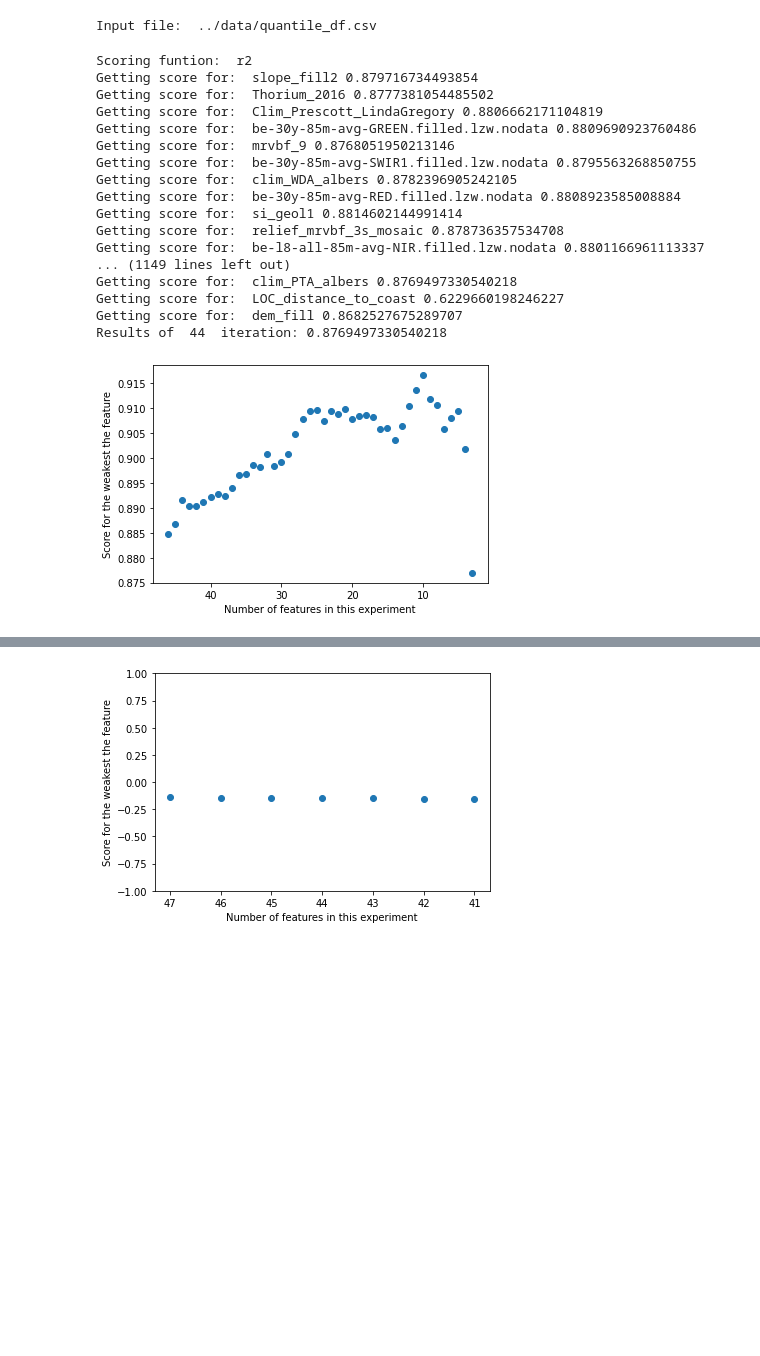
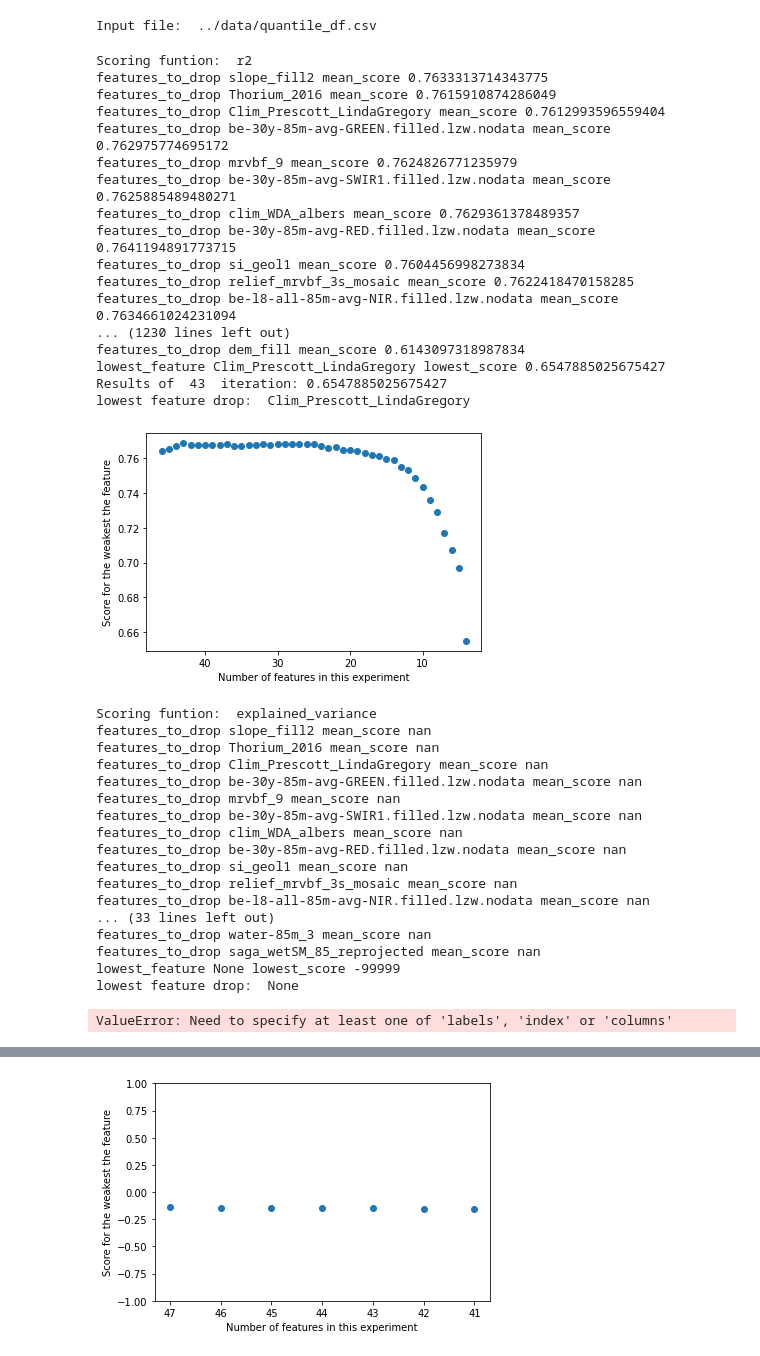
Before and after one commit to sheecegardezi/uncoverml, a Jupyter notebook: notebook/Feature_Ranking.ipynb, the cells around one changed output, grey strips where cells are left out. Saved outputs shown, nothing was run; the diff lists cells and outputs as text; code cells hidden in the pictures; blank space fills up the shorter version.

```diff
--- a/notebook/Feature_Ranking.ipynb
+++ b/notebook/Feature_Ranking.ipynb
@@ -123,7 +179,3 @@ df = pd.read_csv(input_file).astype('float32')
 df = df[~df.isin([np.nan, np.inf, -np.inf,-9999.0]).any(1)]
 # %% [output]
 Input file:  ../data/quantile_df.csv
-# %%
-dff = df[:2000]
-y = dff['target']
-X = dff.drop("target",axis=1)
@@ -130,46 +184,65 @@ X = dff.drop("target",axis=1)
 # %%
-min_features_required=2
+min_features_required=3
 model=XGBRegressor(objective='reg:squarederror', tree_method='gpu_hist', gpu_id=0, n_jobs=-1)
 n_splits=3
-
-scorings = ["r2"]
+scorings = ["r2", "max_error", "neg_mean_absolute_error", "neg_mean_squared_error", "neg_root_mean_squared_error", "neg_mean_squared_log_error", "neg_median_absolute_error", "neg_mean_poisson_deviance", "neg_mean_gamma_deviance", "neg_mean_absolute_percentage_error"]
 
 for scoring in scorings:
+    y = df['target']
+    X = df.drop("target",axis=1)
     print("Scoring funtion: ",scoring)
     results = feature_ranking_elimination(X,y, min_features_required, scoring, model, n_splits)
 
-    output_file_name = str(input_file.stem)+"_scorings"+"_1feb.pkl"
+    output_file_name = str(input_file.stem)+"_"+scoring+"_1feb.pkl"
     file = open(output_file_name, 'wb')
     pickle.dump(results, file)
     file.close()
 
 
     plot_1_data = []
     for exp_no in results.keys():
             plot_1_data.append((exp_no,results[exp_no]["lowest_score"]))
 
     plt.scatter(*zip(*plot_1_data))
     plt.gca().invert_xaxis()
     # plt.ylim(0,0.5)
     plt.xlabel("Number of features in this experiment")
     plt.ylabel("Score for the weakest the feature")
     plt.show()
 # %% [output]
 Scoring funtion:  r2
-Getting score for:  slope_fill2 0.879716734493854
-Getting score for:  Thorium_2016 0.8777381054485502
-Getting score for:  Clim_Prescott_LindaGregory 0.8806662171104819
-Getting score for:  be-30y-85m-avg-GREEN.filled.lzw.nodata 0.8809690923760486
-Getting score for:  mrvbf_9 0.8768051950213146
-Getting score for:  be-30y-85m-avg-SWIR1.filled.lzw.nodata 0.8795563268850755
-Getting score for:  clim_WDA_albers 0.8782396905242105
-Getting score for:  be-30y-85m-avg-RED.filled.lzw.nodata 0.8808923585008884
-Getting score for:  si_geol1 0.8814602144991414
-Getting score for:  relief_mrvbf_3s_mosaic 0.878736357534708
-Getting score for:  be-l8-all-85m-avg-NIR.filled.lzw.nodata 0.8801166961113337
-... (1149 lines left out)
-Getting score for:  clim_PTA_albers 0.8769497330540218
-Getting score for:  LOC_distance_to_coast 0.6229660198246227
-Getting score for:  dem_fill 0.8682527675289707
-Results of  44  iteration: 0.8769497330540218
+features_to_drop slope_fill2 mean_score 0.7633313714343775
+features_to_drop Thorium_2016 mean_score 0.7615910874286049
+features_to_drop Clim_Prescott_LindaGregory mean_score 0.7612993596559404
+features_to_drop be-30y-85m-avg-GREEN.filled.lzw.nodata mean_score 0.762975774695172
+features_to_drop mrvbf_9 mean_score 0.7624826771235979
+features_to_drop be-30y-85m-avg-SWIR1.filled.lzw.nodata mean_score 0.7625885489480271
+features_to_drop clim_WDA_albers mean_score 0.7629361378489357
+features_to_drop be-30y-85m-avg-RED.filled.lzw.nodata mean_score 0.7641194891773715
+features_to_drop si_geol1 mean_score 0.7604456998273834
+features_to_drop relief_mrvbf_3s_mosaic mean_score 0.7622418470158285
+features_to_drop be-l8-all-85m-avg-NIR.filled.lzw.nodata mean_score 0.7634661024231094
+... (1230 lines left out)
+features_to_drop dem_fill mean_score 0.6143097318987834
+lowest_feature Clim_Prescott_LindaGregory lowest_score 0.6547885025675427
+Results of  43  iteration: 0.6547885025675427
+lowest feature drop:  Clim_Prescott_LindaGregory
-[figure, old version]
+[figure, new version]
+Scoring funtion:  explained_variance
+features_to_drop slope_fill2 mean_score nan
+features_to_drop Thorium_2016 mean_score nan
+features_to_drop Clim_Prescott_LindaGregory mean_score nan
+features_to_drop be-30y-85m-avg-GREEN.filled.lzw.nodata mean_score nan
+features_to_drop mrvbf_9 mean_score nan
+features_to_drop be-30y-85m-avg-SWIR1.filled.lzw.nodata mean_score nan
+features_to_drop clim_WDA_albers mean_score nan
+features_to_drop be-30y-85m-avg-RED.filled.lzw.nodata mean_score nan
+features_to_drop si_geol1 mean_score nan
+features_to_drop relief_mrvbf_3s_mosaic mean_score nan
+features_to_drop be-l8-all-85m-avg-NIR.filled.lzw.nodata mean_score nan
+... (33 lines left out)
+features_to_drop water-85m_3 mean_score nan
+features_to_drop saga_wetSM_85_reprojected mean_score nan
+lowest_feature None lowest_score -99999
+lowest feature drop:  None
+ValueError: Need to specify at least one of 'labels', 'index' or 'columns'
```
Also changed, not shown: parts of 5 cells of this notebook, 1 other file.
